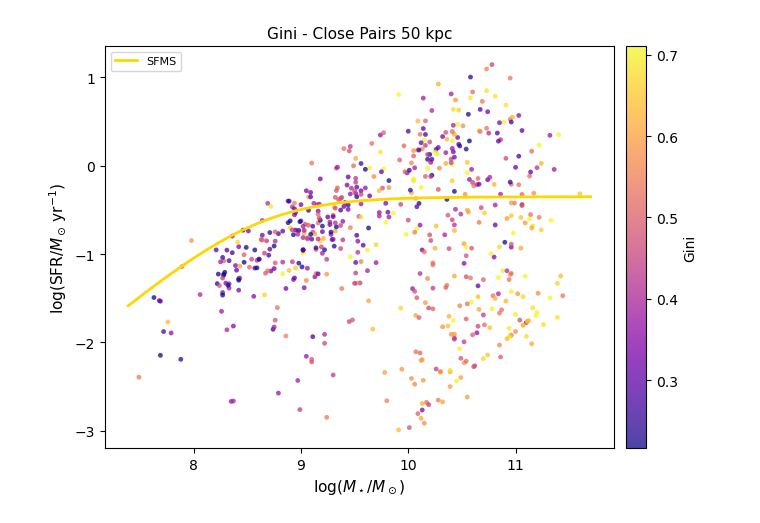
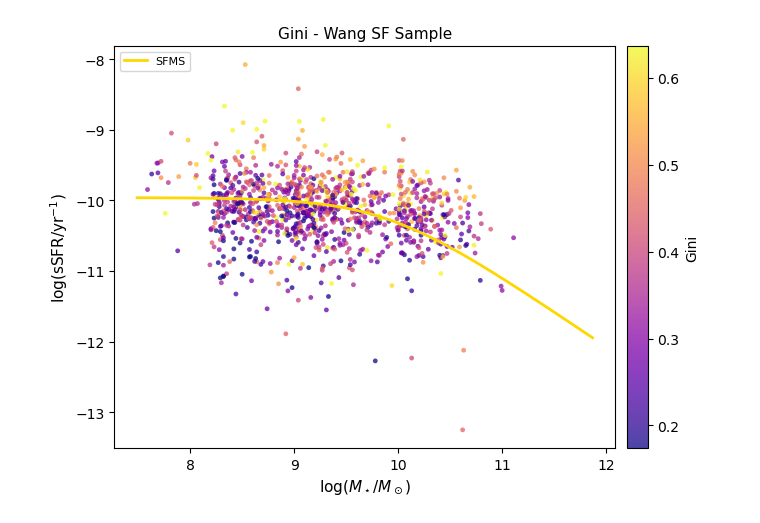
Before and after one commit to ssin3605/Astro-Project, a Jupyter notebook: master/notebooks/exploration.ipynb, the cells around one changed output. Cells and saved outputs as stored; diff of their text form; code cells hidden in the pictures.

```diff
--- a/master/notebooks/exploration.ipynb
+++ b/master/notebooks/exploration.ipynb
@@ -11,7 +11,7 @@ import matplotlib.pyplot as plt
 from src.z_plotting import plot_scatter
 from src.sfms     import fit_ridge_line, lee2015_sfms
 
-df = pd.read_csv("../outputs/tables/master_sfms.csv")
+df = pd.read_csv("../outputs/tables/master_results.csv")
 
 # Refit SFMS params (fast — just a curve_fit call)
 sf_mask     = np.isfinite(df["log_SFR"]) & (df["log_SFR"] > -2.0)
@@ -41,15 +147,17 @@ plt.show()
 # %%
-# SFR vs M*, colour by Gini, 50 kpc pairs
+# sSFR vs M* by Gini - Wang Sample
 config = {
-    "x"         : "log_Mstar",
-    "y"         : "log_SFR",
-    "colour_by" : "gini_all_halpha",
-    "sample"    : "close_pairs_50",
-    "sfr_cut"   : -3,
-    "show_sfms" : True,
-    "title"     : "Gini - Close Pairs 50 kpc",
+    "x"               : "log_Mstar",
+    "y"               : "log_sSFR",
+    "colour_by"       : "G",
+    "sample"          : "pure_sf",
+    "sfr_cut"         : -3,
+    "show_sfms"       : True,
+    "show_sfms_bands" : True,
+    "show_median_bins": True,
+    "title"           : "Gini - Wang SF Sample",
 }
 fig, ax = plot_scatter(df, sfms_params, config)
 plt.show()
 # %% [output]
-[figure, old version]
+[figure, new version]
```
Also changed, not shown: parts of 24 cells of this notebook, 12 other files.
